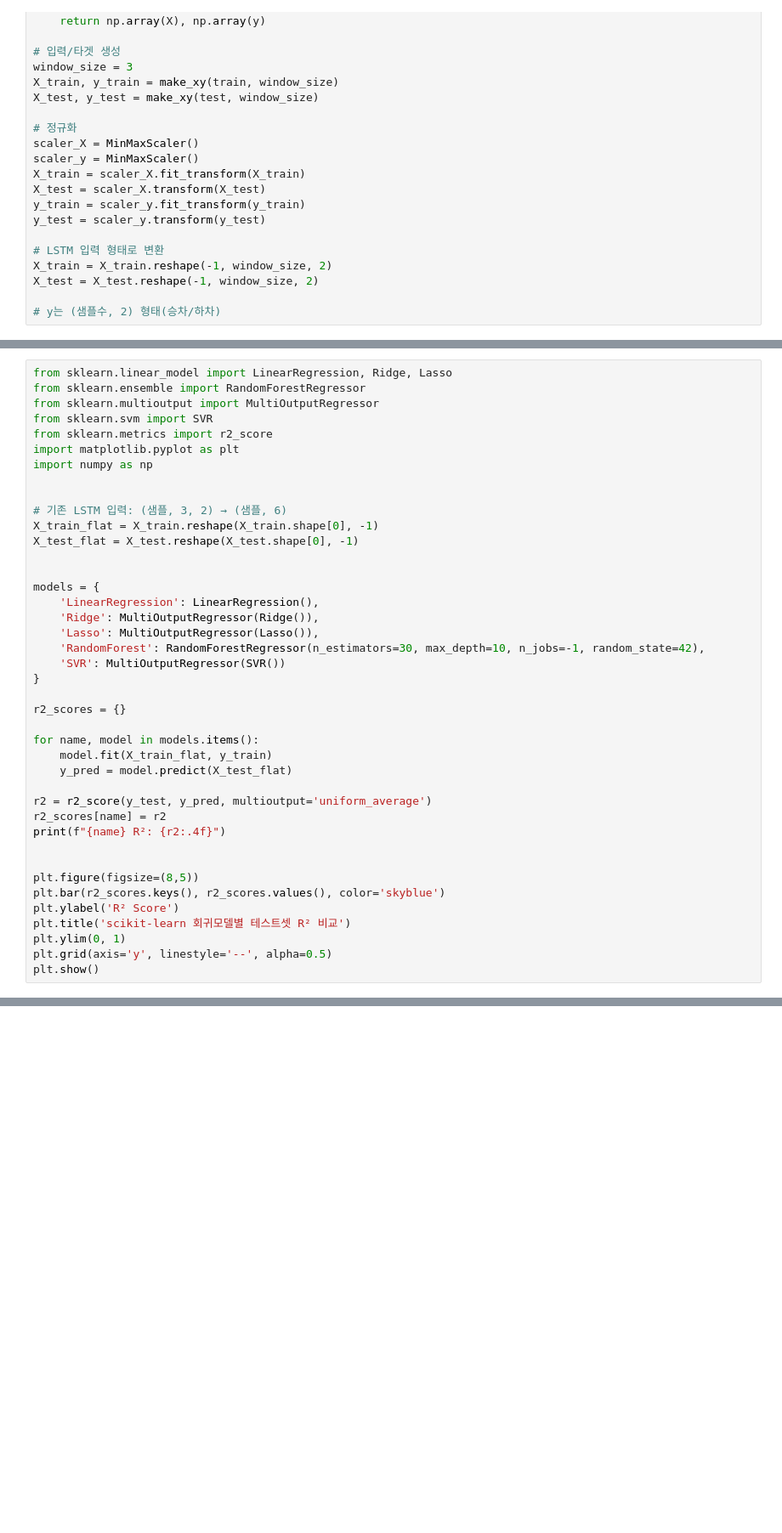
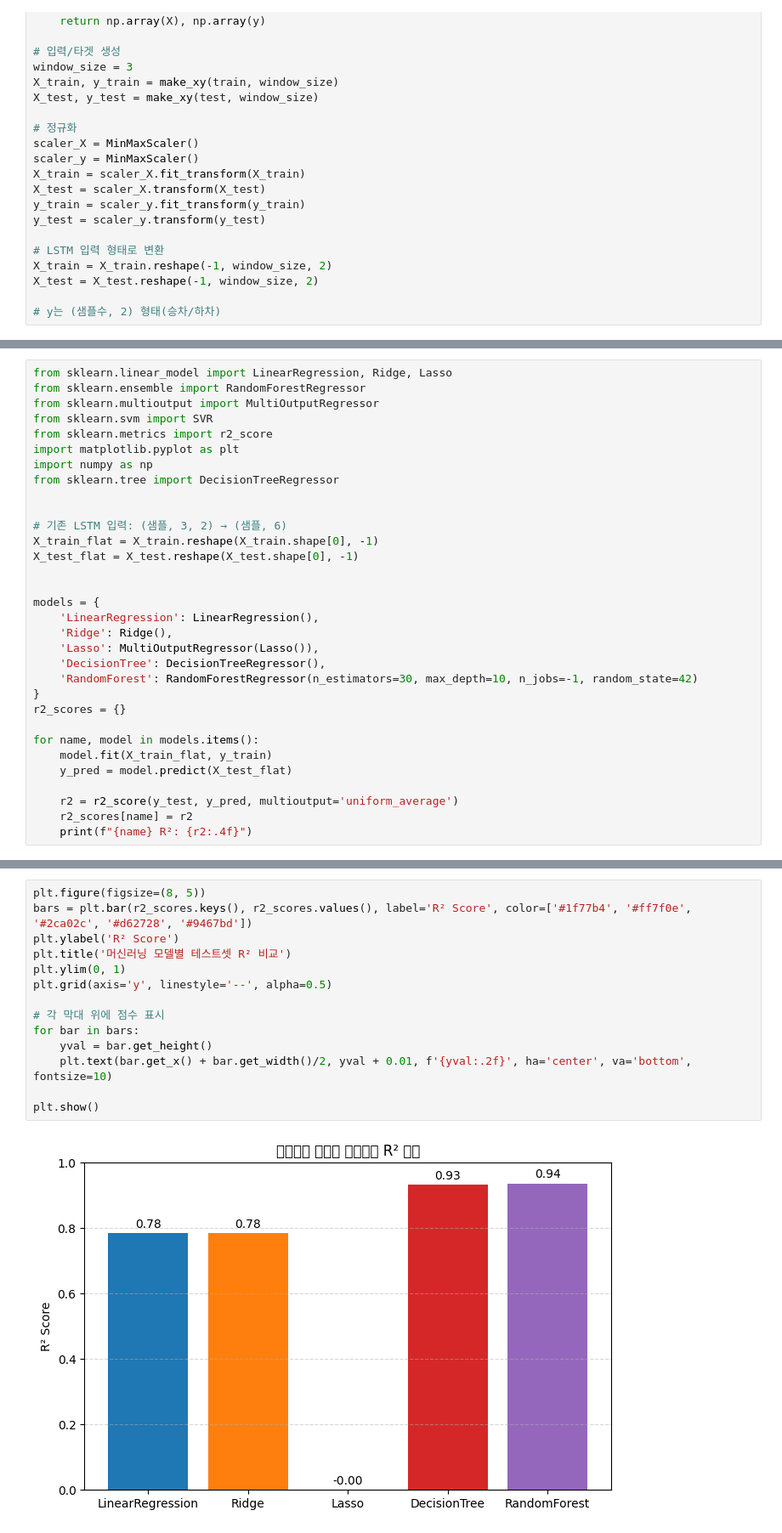
Before and after one commit to kkh01230123/llll, a Jupyter notebook: visualize.ipynb, the cells around one changed output, grey strips where cells are left out. Shown at 85% size. Cells and saved outputs as stored; diff of their text form; blank space fills up the shorter version.

```diff
--- a/visualize.ipynb
+++ b/visualize.ipynb
@@ -175,6 +175,7 @@ from sklearn.svm import SVR
 from sklearn.metrics import r2_score
 import matplotlib.pyplot as plt
 import numpy as np
+from sklearn.tree import DecisionTreeRegressor
 
 
 # 기존 LSTM 입력: (샘플, 3, 2) → (샘플, 6)
@@ -184,27 +185,17 @@ X_test_flat = X_test.reshape(X_test.shape[0], -1)
 
 models = {
     'LinearRegression': LinearRegression(),
-    'Ridge': MultiOutputRegressor(Ridge()),
+    'Ridge': Ridge(),
     'Lasso': MultiOutputRegressor(Lasso()),
-    'RandomForest': RandomForestRegressor(n_estimators=30, max_depth=10, n_jobs=-1, random_state=42),
-    'SVR': MultiOutputRegressor(SVR())
+    'DecisionTree': DecisionTreeRegressor(),
+    'RandomForest': RandomForestRegressor(n_estimators=30, max_depth=10, n_jobs=-1, random_state=42)
 }
-
 r2_scores = {}
 
 for name, model in models.items():
     model.fit(X_train_flat, y_train)
     y_pred = model.predict(X_test_flat)
 
-r2 = r2_score(y_test, y_pred, multioutput='uniform_average')
-r2_scores[name] = r2
-print(f"{name} R²: {r2:.4f}")
-
-
-plt.figure(figsize=(8,5))
-plt.bar(r2_scores.keys(), r2_scores.values(), color='skyblue')
-plt.ylabel('R² Score')
-plt.title('scikit-learn 회귀모델별 테스트셋 R² 비교')
-plt.ylim(0, 1)
-plt.grid(axis='y', linestyle='--', alpha=0.5)
-plt.show()
+    r2 = r2_score(y_test, y_pred, multioutput='uniform_average')
+    r2_scores[name] = r2
+    print(f"{name} R²: {r2:.4f}")
@@ -210,0 +208,16 @@ plt.show()
+# %%
+plt.figure(figsize=(8, 5))
+bars = plt.bar(r2_scores.keys(), r2_scores.values(), label='R² Score', color=['#1f77b4', '#ff7f0e', '#2ca02c', '#d62728', '#9467bd'])
+plt.ylabel('R² Score')
+plt.title('머신러닝 모델별 테스트셋 R² 비교')
+plt.ylim(0, 1)
+plt.grid(axis='y', linestyle='--', alpha=0.5)
+
+# 각 막대 위에 점수 표시
+for bar in bars:
+    yval = bar.get_height()
+    plt.text(bar.get_x() + bar.get_width()/2, yval + 0.01, f'{yval:.2f}', ha='center', va='bottom', fontsize=10)
+
+plt.show()
+# %% [output]
+[figure, added]
```
Also changed, not shown: parts of 3 cells of this notebook.
